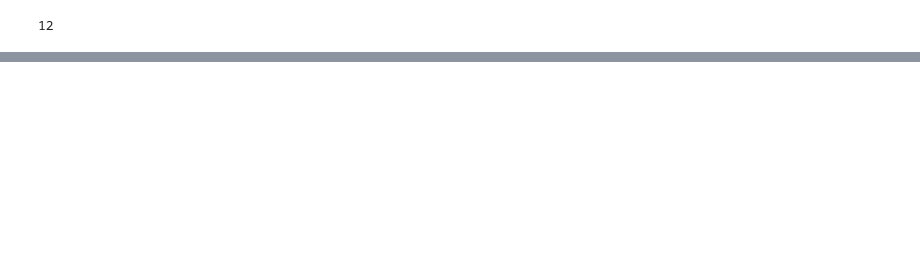
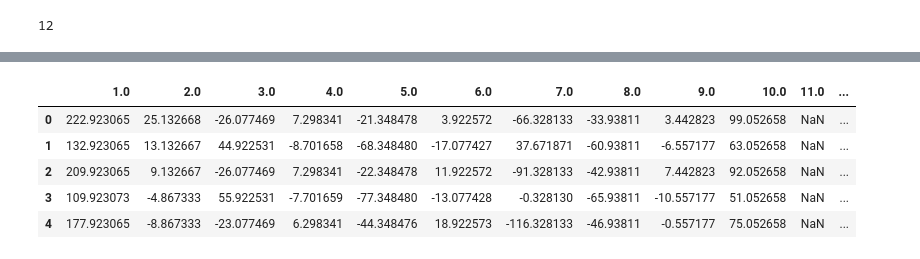
Before and after one commit to MrChristophRivera/KaggleEEG, a Jupyter notebook: data_processing/Daskit.ipynb, the cells around one changed output, grey strips where cells are left out. Drawn from its saved outputs; the diff is of its cells as text; code cells hidden in the pictures; blank space fills up the shorter version.

```diff
--- a/data_processing/Daskit.ipynb
+++ b/data_processing/Daskit.ipynb
@@ -241,0 +280,11 @@ len(listdir(path))-1
+# %%
+has_null= []
+results = []
+for i in range(1000):
+    raw = load_data(files[i], False)[0]
+    processed = processor.pre_process(raw)
+    nulls = processed.isnull().sum()
+    if nulls.sum()>0:
+        print files[i]
+        has_null.append(files[i])
+        results.append(nulls)
@@ -241,0 +383,12 @@ len(listdir(path))-1
+# %%
+df =raw.copy()
+df.iloc[0:100,10]=np.nan
+mean_ = df.mean()
+df.head()
+# %% [output]
+|  | 1.0 | 2.0 | 3.0 | 4.0 | 5.0 | 6.0 | 7.0 | 8.0 | 9.0 | 10.0 | 11.0 | ... |
+| 0 | 222.923065 | 25.132668 | -26.077469 | 7.298341 | -21.348478 | 3.922572 | -66.328133 | -33.93811 | 3.442823 | 99.052658 | NaN | ... |
+| 1 | 132.923065 | 13.132667 | 44.922531 | -8.701658 | -68.348480 | -17.077427 | 37.671871 | -60.93811 | -6.557177 | 63.052658 | NaN | ... |
+| 2 | 209.923065 | 9.132667 | -26.077469 | 7.298341 | -22.348478 | 11.922572 | -91.328133 | -42.93811 | 7.442823 | 92.052658 | NaN | ... |
+| 3 | 109.923073 | -4.867333 | 55.922531 | -7.701659 | -77.348480 | -13.077428 | -0.328130 | -65.93811 | -10.557177 | 51.052658 | NaN | ... |
+| 4 | 177.923065 | -8.867333 | -23.077469 | 6.298341 | -44.348476 | 18.922573 | -116.328133 | -46.93811 | -0.557177 | 75.052658 | NaN | ... |
```
Also changed, not shown: parts of 19 cells of this notebook, 1 other file.
